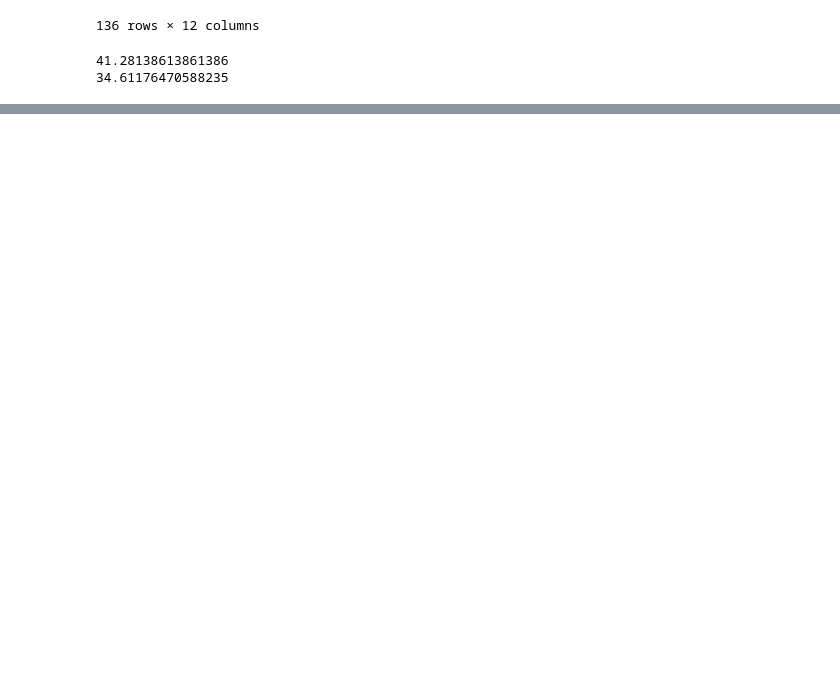
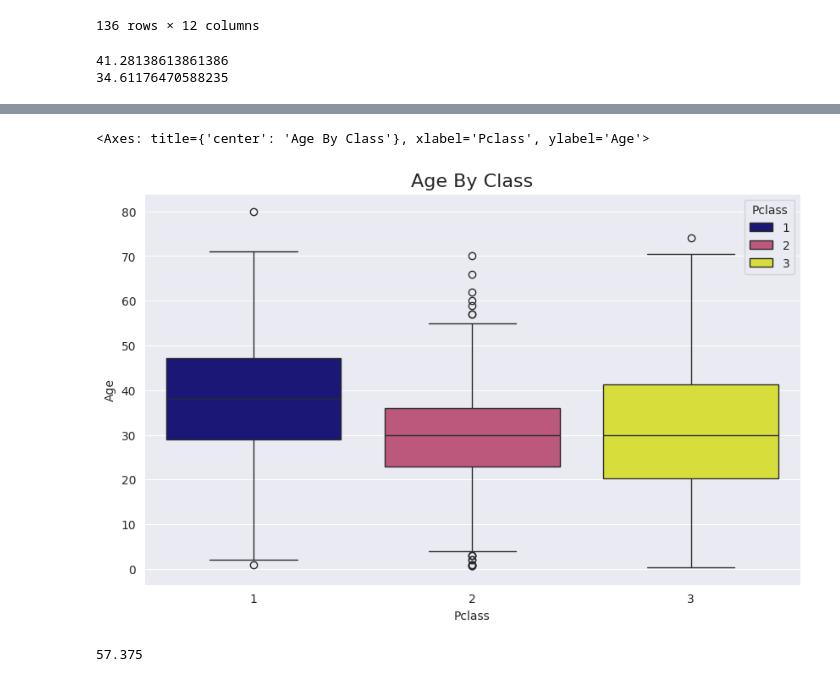
Before and after one commit to UUCompSci/TS-DataAnalytics-SP26, a Jupyter notebook: titanic.ipynb, the cells around one changed output, grey strips where cells are left out. Saved outputs shown, nothing was run; the diff lists cells and outputs as text; code cells hidden in the pictures; blank space fills up the shorter version.

```diff
--- a/titanic.ipynb
+++ b/titanic.ipynb
@@ -147,0 +310,14 @@ print(y)
+# %%
+plt.figure(figsize=(10,6))
+plt.title("Age By Class" , fontsize = 16)
+sns.boxplot(x='Pclass', y='Age', data=df , hue= "Pclass" , palette= "plasma")
+# %% [output]
+<Axes: title={'center': 'Age By Class'}, xlabel='Pclass', ylabel='Age'>
+[figure, added]
+# %%
+Q3 , Q1 = 36.000000 , 21.750000
+IQR = Q3 - Q1
+UB = Q3 + 1.5 * IQR
+UB
+# %% [output]
+57.375
```
Also changed, not shown: parts of 32 cells of this notebook.
